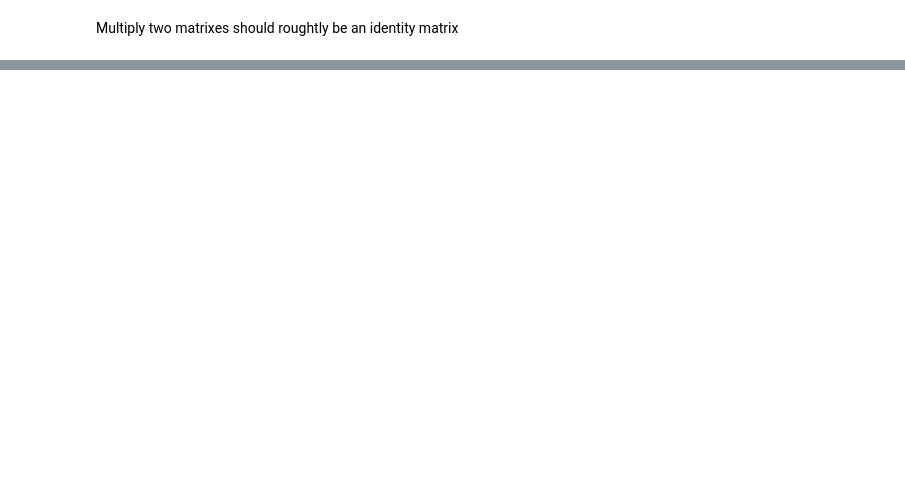
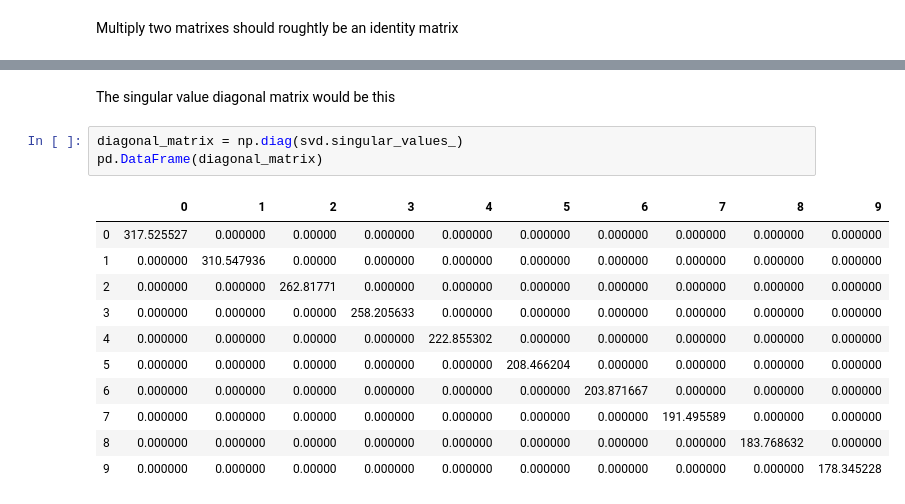
Before and after one commit to kanru-wang/notes, a Jupyter notebook: singular_value_decomposition.ipynb, the cells around one changed output, grey strips where cells are left out. Saved outputs shown, nothing was run; the diff lists cells and outputs as text; blank space fills up the shorter version.

```diff
--- a/singular_value_decomposition.ipynb
+++ b/singular_value_decomposition.ipynb
@@ -96,0 +113,17 @@ array([1.57665789, 1.56338171, 1.40235249, 1.40134898, 1.26083335])
+# %% [markdown]
+The singular value diagonal matrix would be this
+# %%
+diagonal_matrix = np.diag(svd.singular_values_)
+pd.DataFrame(diagonal_matrix)
+# %% [output]
+|  | 0 | 1 | 2 | 3 | 4 | 5 | 6 | 7 | 8 | 9 |
+| 0 | 317.525527 | 0.000000 | 0.00000 | 0.000000 | 0.000000 | 0.000000 | 0.000000 | 0.000000 | 0.000000 | 0.000000 |
+| 1 | 0.000000 | 310.547936 | 0.00000 | 0.000000 | 0.000000 | 0.000000 | 0.000000 | 0.000000 | 0.000000 | 0.000000 |
+| 2 | 0.000000 | 0.000000 | 262.81771 | 0.000000 | 0.000000 | 0.000000 | 0.000000 | 0.000000 | 0.000000 | 0.000000 |
+| 3 | 0.000000 | 0.000000 | 0.00000 | 258.205633 | 0.000000 | 0.000000 | 0.000000 | 0.000000 | 0.000000 | 0.000000 |
+| 4 | 0.000000 | 0.000000 | 0.00000 | 0.000000 | 222.855302 | 0.000000 | 0.000000 | 0.000000 | 0.000000 | 0.000000 |
+| 5 | 0.000000 | 0.000000 | 0.00000 | 0.000000 | 0.000000 | 208.466204 | 0.000000 | 0.000000 | 0.000000 | 0.000000 |
+| 6 | 0.000000 | 0.000000 | 0.00000 | 0.000000 | 0.000000 | 0.000000 | 203.871667 | 0.000000 | 0.000000 | 0.000000 |
+| 7 | 0.000000 | 0.000000 | 0.00000 | 0.000000 | 0.000000 | 0.000000 | 0.000000 | 191.495589 | 0.000000 | 0.000000 |
+| 8 | 0.000000 | 0.000000 | 0.00000 | 0.000000 | 0.000000 | 0.000000 | 0.000000 | 0.000000 | 183.768632 | 0.000000 |
+| 9 | 0.000000 | 0.000000 | 0.00000 | 0.000000 | 0.000000 | 0.000000 | 0.000000 | 0.000000 | 0.000000 | 178.345228 |
```
Also changed, not shown: parts of 25 cells of this notebook.
